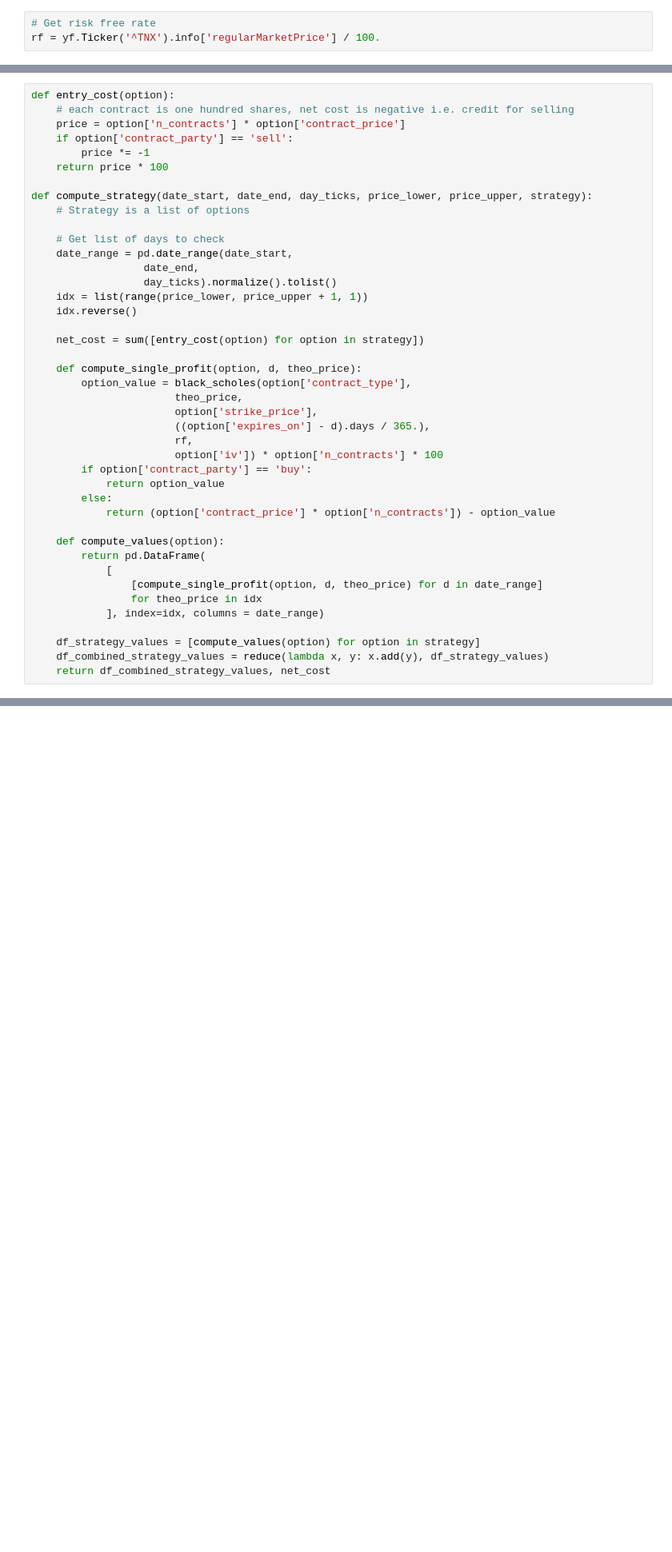
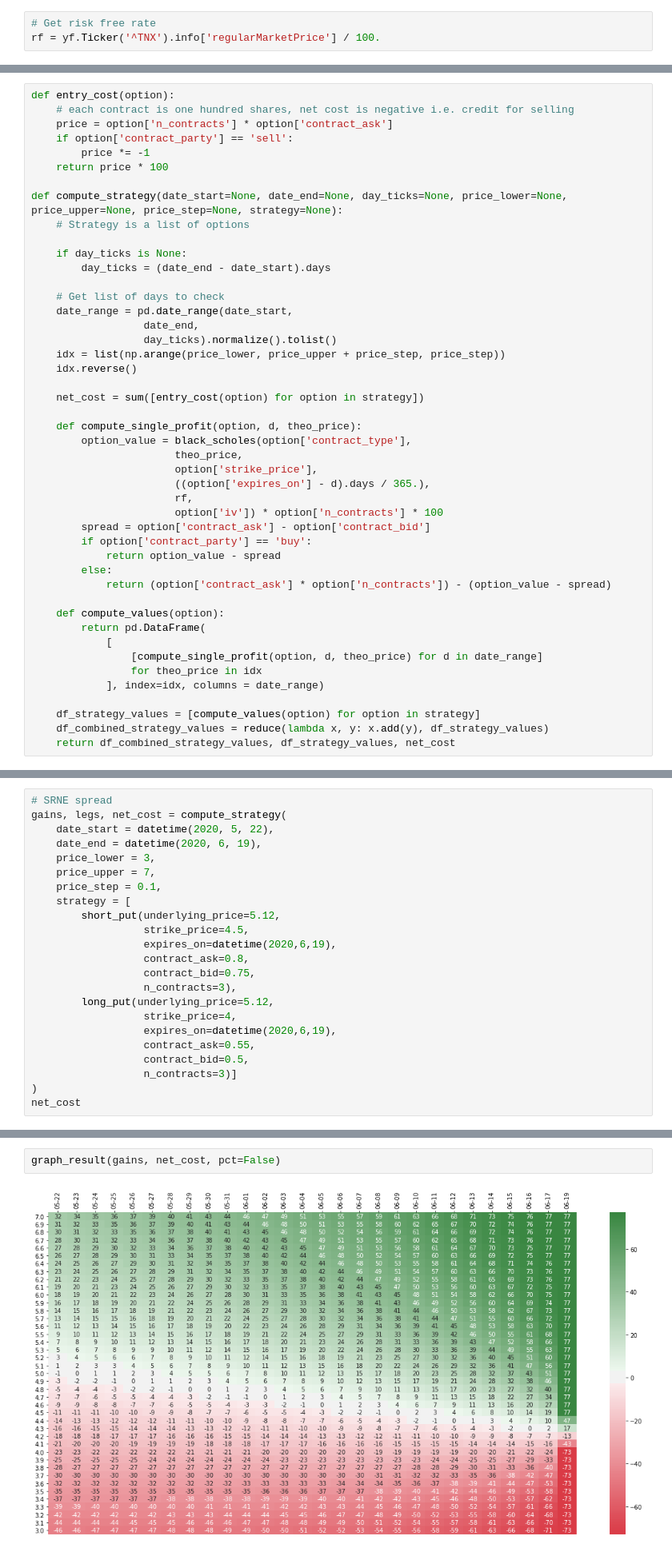
Before and after one commit to grivescorbett/pyoptionprofit, a Jupyter notebook: pyoptionprofit.ipynb, the cells around one changed output, grey strips where cells are left out. Shown: that part at 80% size. Cells and saved outputs as stored; diff of their text form; blank space fills up the shorter version.

```diff
--- a/pyoptionprofit.ipynb
+++ b/pyoptionprofit.ipynb
@@ -47,19 +48,22 @@ def short_put(underlying_price, strike_price, expires_on, contract_price, n_cont
 # %%
 def entry_cost(option):
     # each contract is one hundred shares, net cost is negative i.e. credit for selling
-    price = option['n_contracts'] * option['contract_price']
+    price = option['n_contracts'] * option['contract_ask']
     if option['contract_party'] == 'sell':
         price *= -1
     return price * 100
 
-def compute_strategy(date_start, date_end, day_ticks, price_lower, price_upper, strategy):
+def compute_strategy(date_start=None, date_end=None, day_ticks=None, price_lower=None, price_upper=None, price_step=None, strategy=None):
     # Strategy is a list of options
+
+    if day_ticks is None:
+        day_ticks = (date_end - date_start).days
 
     # Get list of days to check
     date_range = pd.date_range(date_start,
                   date_end,
                   day_ticks).normalize().tolist()
-    idx = list(range(price_lower, price_upper + 1, 1))
+    idx = list(np.arange(price_lower, price_upper + price_step, price_step))
     idx.reverse()
 
     net_cost = sum([entry_cost(option) for option in strategy])
@@ -71,10 +75,11 @@ def compute_strategy(date_start, date_end, day_ticks, price_lower, price_upper,
                        ((option['expires_on'] - d).days / 365.),
                        rf,
                        option['iv']) * option['n_contracts'] * 100
+        spread = option['contract_ask'] - option['contract_bid']
         if option['contract_party'] == 'buy':
-            return option_value
+            return option_value - spread
         else:
-            return (option['contract_price'] * option['n_contracts']) - option_value
+            return (option['contract_ask'] * option['n_contracts']) - (option_value - spread)
 
     def compute_values(option):
         return pd.DataFrame(
@@ -85,4 +90,4 @@ def compute_strategy(date_start, date_end, day_ticks, price_lower, price_upper,
 
     df_strategy_values = [compute_values(option) for option in strategy]
     df_combined_strategy_values = reduce(lambda x, y: x.add(y), df_strategy_values)
-    return df_combined_strategy_values, net_cost
+    return df_combined_strategy_values, df_strategy_values, net_cost
@@ -88,0 +116,23 @@ def compute_strategy(date_start, date_end, day_ticks, price_lower, price_upper,
+# %%
+# SRNE spread
+gains, legs, net_cost = compute_strategy(
+    date_start = datetime(2020, 5, 22),
+    date_end = datetime(2020, 6, 19),
+    price_lower = 3,
+    price_upper = 7,
+    price_step = 0.1,
+    strategy = [
+        short_put(underlying_price=5.12,
+                  strike_price=4.5,
+                  expires_on=datetime(2020,6,19),
+                  contract_ask=0.8,
+                  contract_bid=0.75,
+                  n_contracts=3),
+        long_put(underlying_price=5.12,
+                  strike_price=4,
+                  expires_on=datetime(2020,6,19),
+                  contract_ask=0.55,
+                  contract_bid=0.5,
+                  n_contracts=3)]
+)
+net_cost
@@ -89 +141,5 @@ def compute_strategy(date_start, date_end, day_ticks, price_lower, price_upper,
+# %%
+graph_result(gains, net_cost, pct=False)
+# %% [output]
+[figure, added]
 # %%
```
Also changed, not shown: parts of 9 cells of this notebook, 5 other files.
